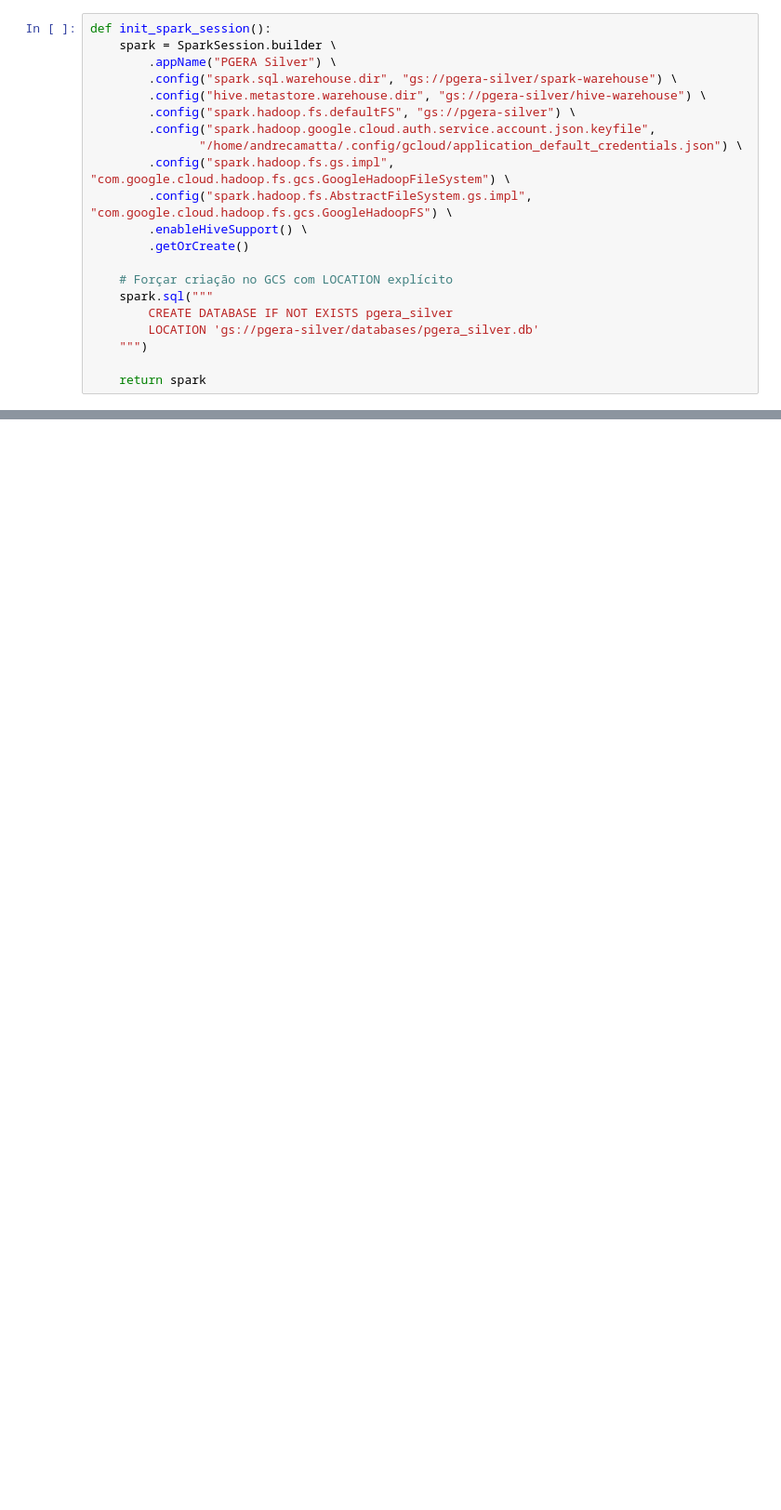
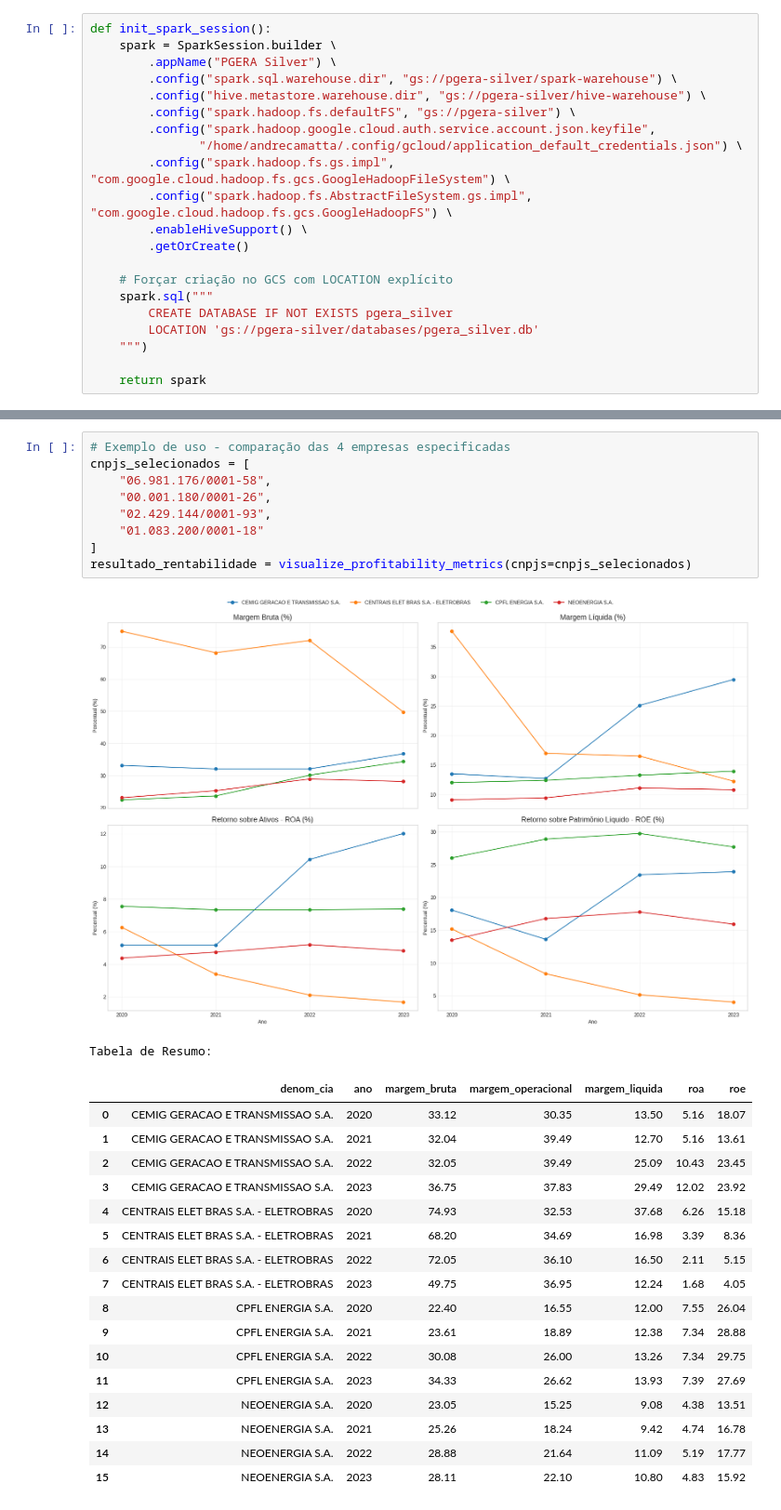
Before and after one commit to andrecamatta/pgera, a Jupyter notebook: pgera_dfps.ipynb, the cells around one changed output, grey strips where cells are left out. Shown at 93% size. Cells and saved outputs as stored; diff of their text form; blank space fills up the shorter version.

```diff
--- a/pgera_dfps.ipynb
+++ b/pgera_dfps.ipynb
@@ -658,0 +1042,29 @@ As análises geradas permitem comparar o desempenho financeiro das principais em
+# %%
+# Exemplo de uso - comparação das 4 empresas especificadas
+cnpjs_selecionados = [
+    "06.981.176/0001-58",
+    "00.001.180/0001-26",
+    "02.429.144/0001-93",
+    "01.083.200/0001-18"
+]
+resultado_rentabilidade = visualize_profitability_metrics(cnpjs=cnpjs_selecionados)
+# %% [output]
+[figure, added]
+Tabela de Resumo:
+|  | denom_cia | ano | margem_bruta | margem_operacional | margem_liquida | roa | roe |
+| 0 | CEMIG GERACAO E TRANSMISSAO S.A. | 2020 | 33.12 | 30.35 | 13.50 | 5.16 | 18.07 |
+| 1 | CEMIG GERACAO E TRANSMISSAO S.A. | 2021 | 32.04 | 39.49 | 12.70 | 5.16 | 13.61 |
+| 2 | CEMIG GERACAO E TRANSMISSAO S.A. | 2022 | 32.05 | 39.49 | 25.09 | 10.43 | 23.45 |
+| 3 | CEMIG GERACAO E TRANSMISSAO S.A. | 2023 | 36.75 | 37.83 | 29.49 | 12.02 | 23.92 |
+| 4 | CENTRAIS ELET BRAS S.A. - ELETROBRAS | 2020 | 74.93 | 32.53 | 37.68 | 6.26 | 15.18 |
+| 5 | CENTRAIS ELET BRAS S.A. - ELETROBRAS | 2021 | 68.20 | 34.69 | 16.98 | 3.39 | 8.36 |
+| 6 | CENTRAIS ELET BRAS S.A. - ELETROBRAS | 2022 | 72.05 | 36.10 | 16.50 | 2.11 | 5.15 |
+| 7 | CENTRAIS ELET BRAS S.A. - ELETROBRAS | 2023 | 49.75 | 36.95 | 12.24 | 1.68 | 4.05 |
+| 8 | CPFL ENERGIA S.A. | 2020 | 22.40 | 16.55 | 12.00 | 7.55 | 26.04 |
+| 9 | CPFL ENERGIA S.A. | 2021 | 23.61 | 18.89 | 12.38 | 7.34 | 28.88 |
+| 10 | CPFL ENERGIA S.A. | 2022 | 30.08 | 26.00 | 13.26 | 7.34 | 29.75 |
+| 11 | CPFL ENERGIA S.A. | 2023 | 34.33 | 26.62 | 13.93 | 7.39 | 27.69 |
+| 12 | NEOENERGIA S.A. | 2020 | 23.05 | 15.25 | 9.08 | 4.38 | 13.51 |
+| 13 | NEOENERGIA S.A. | 2021 | 25.26 | 18.24 | 9.42 | 4.74 | 16.78 |
+| 14 | NEOENERGIA S.A. | 2022 | 28.88 | 21.64 | 11.09 | 5.19 | 17.77 |
+| 15 | NEOENERGIA S.A. | 2023 | 28.11 | 22.10 | 10.80 | 4.83 | 15.92 |
```
Also changed, not shown: parts of 46 cells of this notebook, 1 other file.
